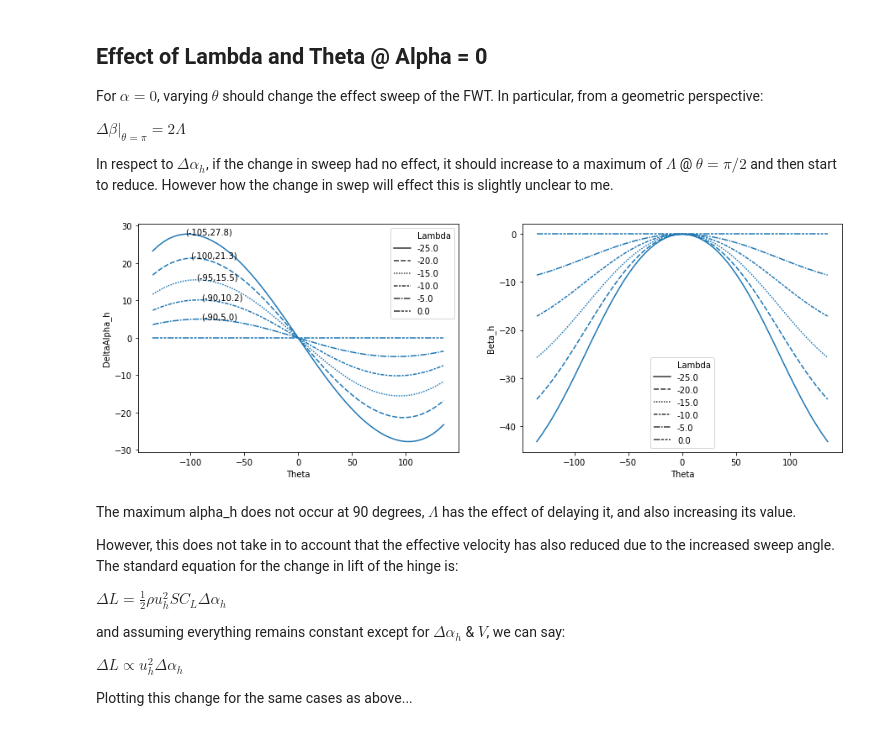
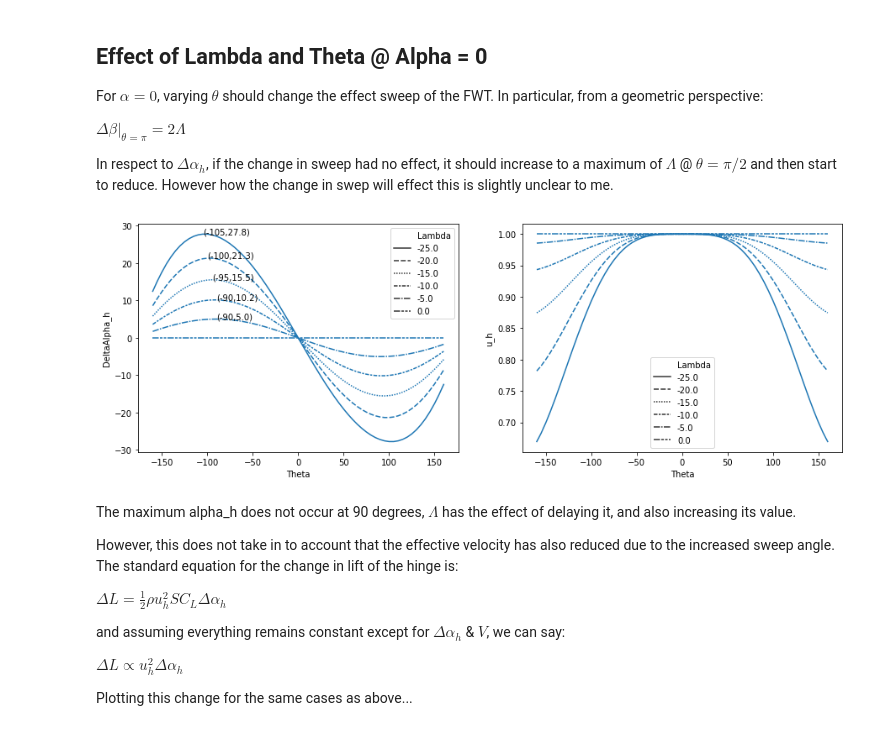
Before and after one commit to fh9g12/FwtModels, a Jupyter notebook: 7_HowDoesDeltaAlphaReallyVary.ipynb, the cells around one changed output. Drawn from its saved outputs; the diff is of its cells as text; code cells hidden in the pictures.

```diff
--- a/7_HowDoesDeltaAlphaReallyVary.ipynb
+++ b/7_HowDoesDeltaAlphaReallyVary.ipynb
@@ -98,10 +101,10 @@ This is assuming the cross flow has a negligable effect on the aerodynamics...
 
 Below I am going to calculate this velocity vector for multiple instances of each of the variables, we will then explore the parameter space.
 # %%
-AoAs = np.linspace(-10,10,9)
-Thetas = np.linspace(-135,135,55)
+AoAs = np.linspace(-10,10,5)
+Thetas = np.linspace(-180,180,137)
 Lambdas = np.linspace(-25,25,11)
-Betas = np.linspace(-25,25,11)
+Betas = np.array([0])
 
 dat = []
 
@@ -135,6 +138,7 @@ $\alpha_h\rvert_{\theta = 0^o} = \alpha$
 which is exactly what you see below
 # %%
 d = df[(pd.Series((np.isin(df['Alpha'],[10,5,0,-5,-10])))) & (df['Lambda']==0) & (df['Beta']==0)]
-
-sns.lineplot(data = d,x='Theta',y='Alpha_h',style = 'Alpha')
+plt.figure(figsize=(15,7.5))
+ax = sns.lineplot(data = d,x='Theta',y='Alpha_h',style = 'Alpha')
+plt.savefig(imageFolder +  r'AoA10Lambda0-x_Theta_y_Alphah.png',transparent=True,bbox_inches='tight')
 # %% [output]
@@ -142,0 +146,11 @@ sns.lineplot(data = d,x='Theta',y='Alpha_h',style = 'Alpha')
+# %%
+# create a helper function for annotating the maximums
+def AnnotateMaxs(data,group,x,y,ax,yOffset=0.5):
+    # annotate the maximum values on delat alpha plot
+    maxVals = data[data[y] == data.groupby(group)[y].transform('max')]
+    maxVals= maxVals[maxVals[y]!=0]
+
+    for index,row in maxVals.iterrows():
+        yv = row[y]+yOffset
+        xv = row[x]
+        ax.text(xv,yv,f'({xv:.0f},{yv:.1f})')
@@ -142,0 +204,14 @@ sns.lineplot(data = d,x='Theta',y='Alpha_h',style = 'Alpha')
+# %%
+# confirm theta = 90 does not blow up
+d = df[(pd.Series((np.isin(df['Lambda'],[0,-5,-10,-20])))) & (pd.Series((np.isin(df['Alpha'],[0])))) & (df['Beta']==0)]
+d = d.copy()
+d['u_h^2']= d['u_h']**2
+f,axes = plt.subplots(1,2,figsize=(15,6))
+for i in [0,1]:
+    ax = sns.lineplot(data = d,x='Theta',y='u_h^2',style = 'Lambda',ax=axes[i])
+    ax.grid()
+    ax.set_ylabel(r'$\frac{u_h^2}{|\vec{v}|}$',fontsize=20,rotation=0)
+    ax.set_xlabel(r'$\theta\;[Deg]$',fontsize=15)
+axes[1].set(xlim=(-180,180),ylim=(0.9,1.02))
+
+plt.savefig(imageFolder +  r'Lambda-20_x_Theta_y_uh2.png',transparent=True,bbox_inches='tight')
@@ -151,24 +228,24 @@ In respect to $\Delta\alpha_h$, if the change in sweep had no effect, it should
 # %%
 d = df[(pd.Series((np.isin(df['Lambda'],[-25,-20,-15,-10,-5,0])))) & (df['Alpha']==0) & (df['Beta']==0)]
 fig, axes = plt.subplots(1,2,figsize=(15,5))
 ax = sns.lineplot(data = d,x='Theta',y='DeltaAlpha_h',style='Lambda',ax=axes[0])
-ax = sns.lineplot(data = d,x='Theta',y='Beta_h',style='Lambda',ax=axes[1])
+ax = sns.lineplot(data = d,x='Theta',y='u_h',style='Lambda',ax=axes[1])
 
 # create a helper function for annotating the maximums
 def AnnotateMaxs(data,group,x,y,ax):
     # annotate the maximum values on delat alpha plot
     maxVals = data[data[y] == data.groupby(group)[y].transform('max')]
     maxVals= maxVals[maxVals[y]>0]
 
     for index,row in maxVals.iterrows():
         yv = row[y]
         xv = row[x]
         ax.text(xv,yv,f'({xv:.0f},{yv:.1f})')
 
 # annotate maximums
 AnnotateMaxs(data=d,group='Lambda',x='Theta',y='DeltaAlpha_h',ax=axes[0])
 # %% [output]
-[figure, old version]
+[figure, new version]
 # %% [markdown]
 The maximum alpha_h does not occur at 90 degrees, $\Lambda$ has the effect of delaying it, and also increasing its value.
 
```
Also changed, not shown: parts of 31 cells of this notebook, 8 other files.
